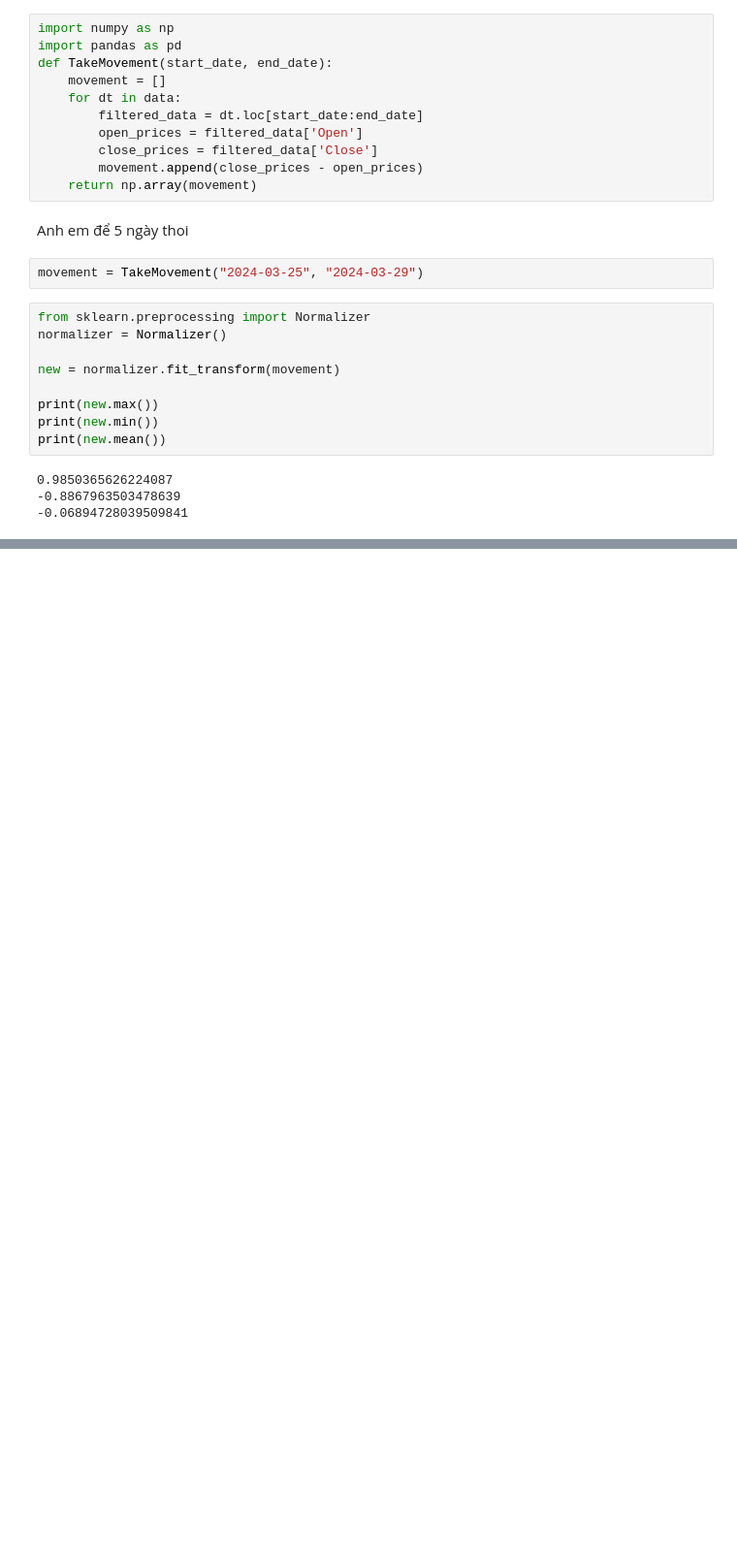
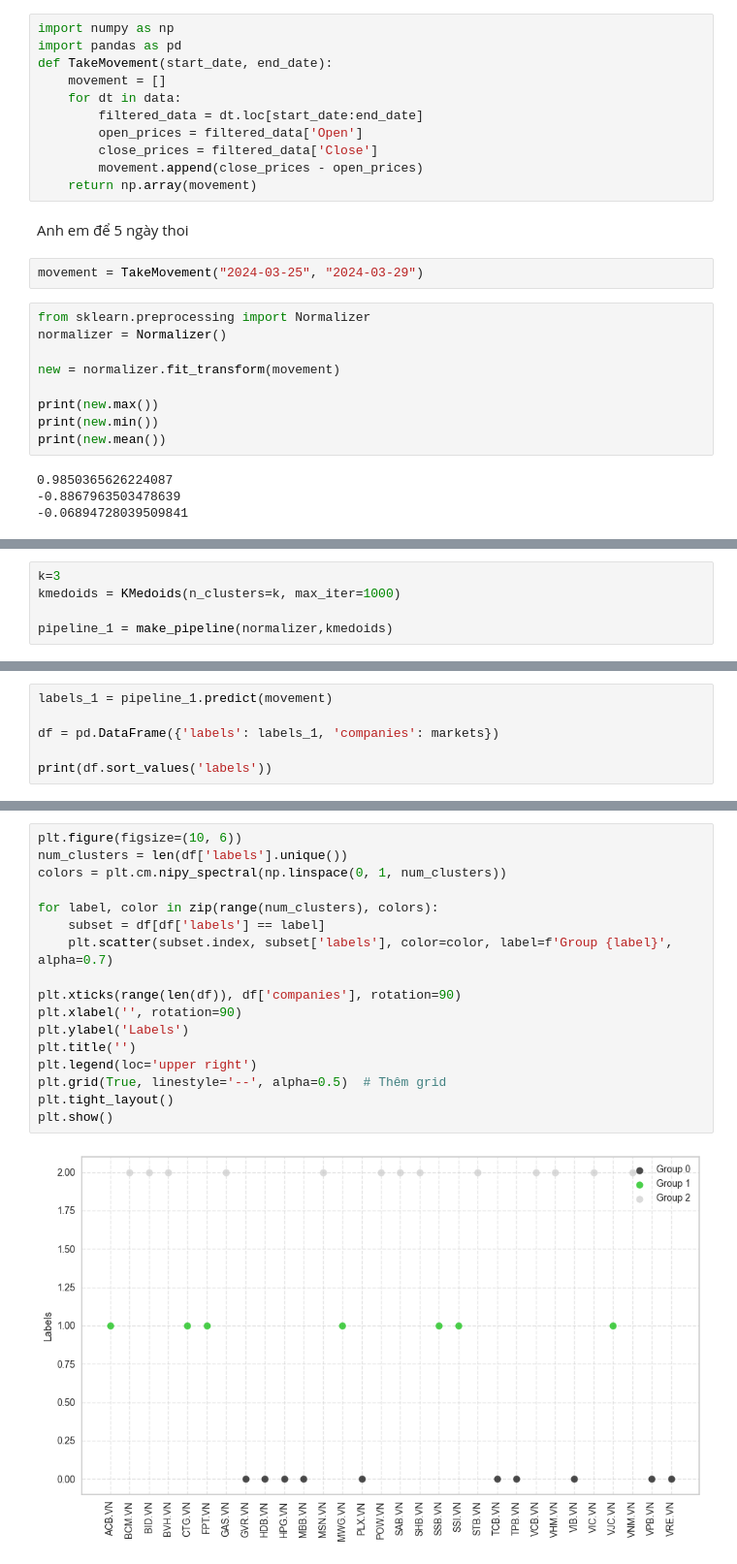
Before and after one commit to keeganhuynh/CS313.O21_Group5, a Jupyter notebook: main.ipynb, the cells around one changed output, grey strips where cells are left out. Shown at 97% size. Cells and saved outputs as stored; diff of their text form; blank space fills up the shorter version.

```diff
--- a/main.ipynb
+++ b/main.ipynb
@@ -155,0 +201,5 @@ plt.show()
+# %%
+k=3
+kmedoids = KMedoids(n_clusters=k, max_iter=1000)
+
+pipeline_1 = make_pipeline(normalizer,kmedoids)
@@ -155,0 +211,6 @@ plt.show()
+# %%
+labels_1 = pipeline_1.predict(movement)
+
+df = pd.DataFrame({'labels': labels_1, 'companies': markets})
+
+print(df.sort_values('labels'))
@@ -155,0 +235,19 @@ plt.show()
+# %%
+plt.figure(figsize=(10, 6))
+num_clusters = len(df['labels'].unique())
+colors = plt.cm.nipy_spectral(np.linspace(0, 1, num_clusters))
+
+for label, color in zip(range(num_clusters), colors):
+    subset = df[df['labels'] == label]
+    plt.scatter(subset.index, subset['labels'], color=color, label=f'Group {label}', alpha=0.7)
+
+plt.xticks(range(len(df)), df['companies'], rotation=90)
+plt.xlabel('', rotation=90)
+plt.ylabel('Labels')
+plt.title('')
+plt.legend(loc='upper right')
+plt.grid(True, linestyle='--', alpha=0.5)  # Thêm grid
+plt.tight_layout()
+plt.show()
+# %% [output]
+[figure, added]
```
Also changed, not shown: parts of 14 cells of this notebook.
